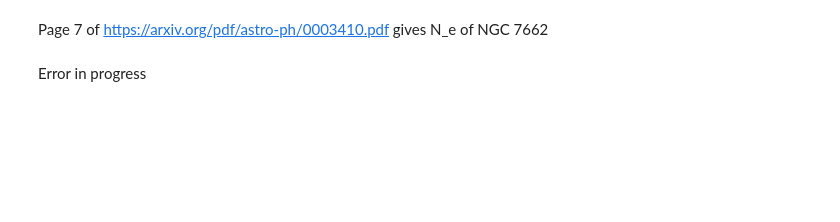
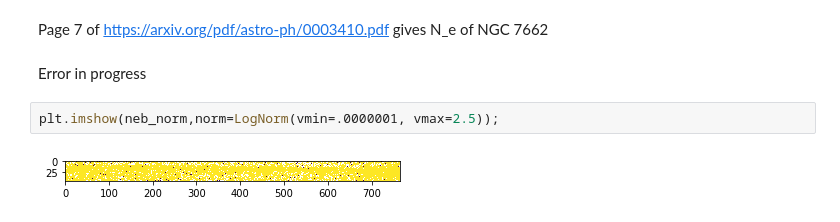
Before and after one commit to astro-kjc/AST443, a Jupyter notebook: Lab2/Lab2_normaliztion.ipynb, the cells around one changed output. Drawn from its saved outputs; the diff is of its cells as text; blank space fills up the shorter version.

```diff
--- a/Lab2/Lab2_normaliztion.ipynb
+++ b/Lab2/Lab2_normaliztion.ipynb
@@ -266,3 +266,7 @@ N_e calculated from ratio and graph: ~2.5e3 Literature Value: 3e3
 Page 7 of https://arxiv.org/pdf/astro-ph/0003410.pdf gives N_e of NGC 7662
 # %% [markdown]
 Error in progress
+# %%
+plt.imshow(neb_norm,norm=LogNorm(vmin=.0000001, vmax=2.5));
+# %% [output]
+[figure, added]
```
Also changed, not shown: parts of 4 cells of this notebook.
